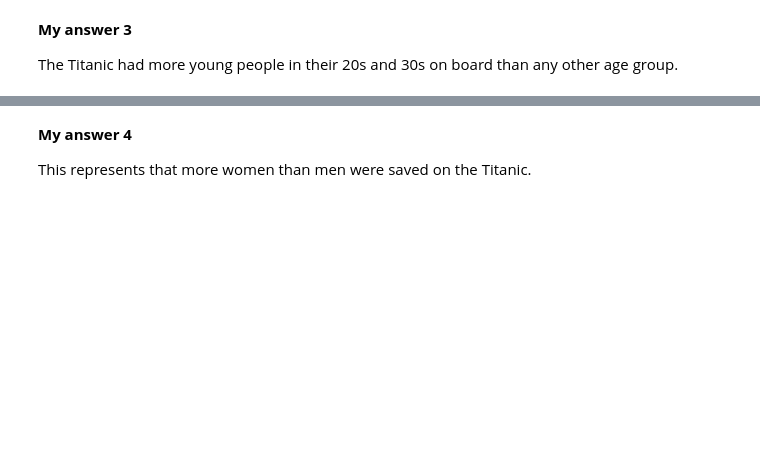
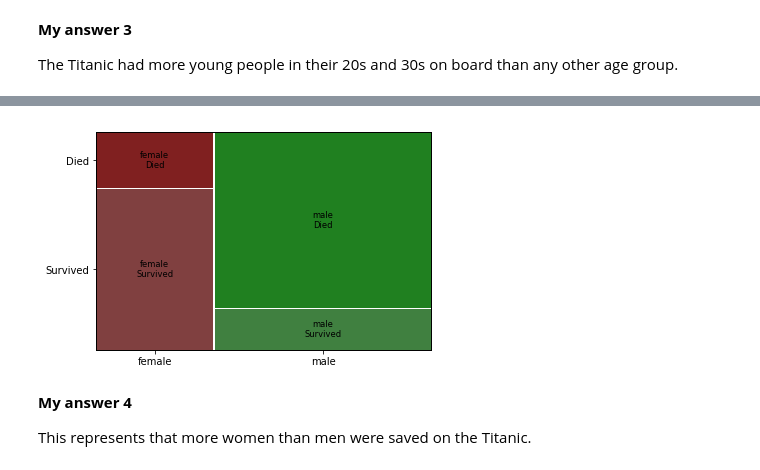
Before and after one commit to FranZixX/MetNumUN2023I, a Jupyter notebook: Quiz3/fpardo_Quiz_3_Python_Pandas_UNCode.ipynb, the cells around one changed output, grey strips where cells are left out. Cells and saved outputs as stored; diff of their text form; code cells hidden in the pictures; blank space fills up the shorter version.

```diff
--- a/Quiz3/fpardo_Quiz_3_Python_Pandas_UNCode.ipynb
+++ b/Quiz3/fpardo_Quiz_3_Python_Pandas_UNCode.ipynb
@@ -585,3 +591,8 @@ The Titanic had more young people in their 20s and 30s on board than any other a
+# %%
+titanic['Survived'] = titanic['Survived'].map({1: 'Survived', 0: 'Died'})
+mosaic(titanic.sort_values('Sex'), ['Sex', 'Survived']);
+# %% [output]
+[figure, added]
 # %% [markdown]
 **My answer 4**
 
```
Also changed, not shown: parts of 11 cells of this notebook.
